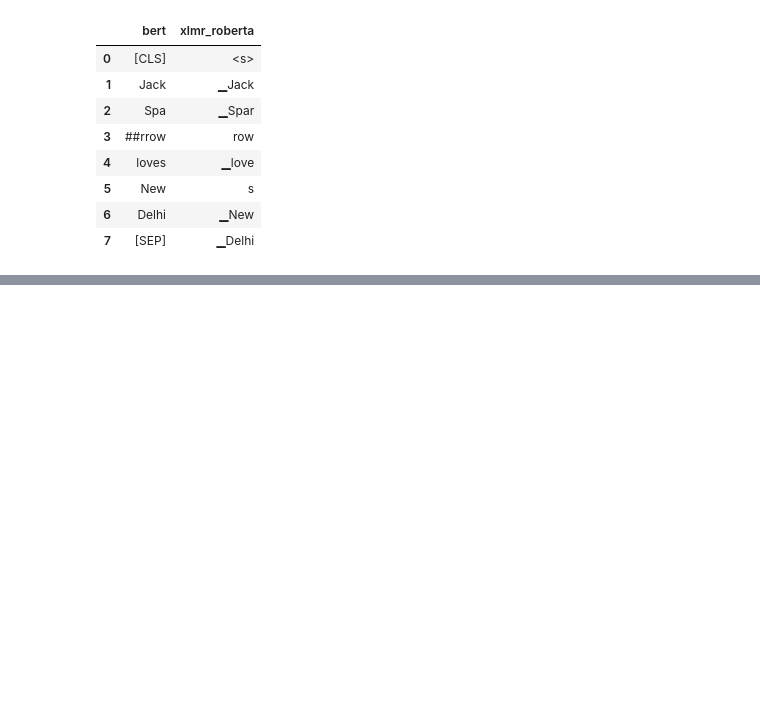
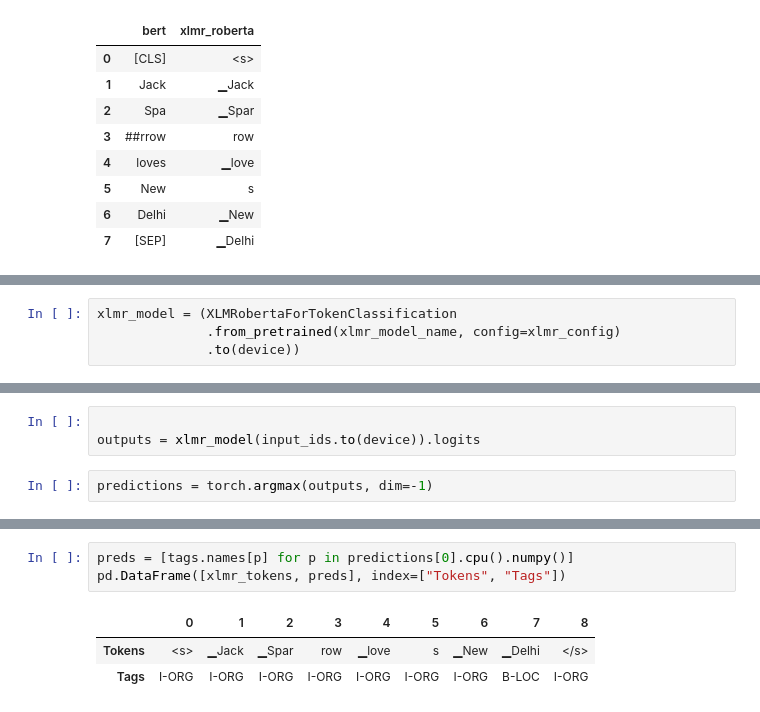
Before and after one commit to Rachinder3/Natural-Language-Processing-with-Transformers, a Jupyter notebook: 4_Multilingual_NER.ipynb, the cells around one changed output, grey strips where cells are left out. Drawn from its saved outputs; the diff is of its cells as text; blank space fills up the shorter version.

```diff
--- a/4_Multilingual_NER.ipynb
+++ b/4_Multilingual_NER.ipynb
@@ -302,0 +447,4 @@ pd.DataFrame(zip(bert_tokens, xlmr_tokens), columns = ['bert','xlmr_roberta'])
+# %%
+xlmr_model = (XLMRobertaForTokenClassification
+              .from_pretrained(xlmr_model_name, config=xlmr_config)
+              .to(device))
@@ -302,0 +490,5 @@ pd.DataFrame(zip(bert_tokens, xlmr_tokens), columns = ['bert','xlmr_roberta'])
+# %%
+
+outputs = xlmr_model(input_ids.to(device)).logits
+# %%
+predictions = torch.argmax(outputs, dim=-1)
@@ -302,0 +511,7 @@ pd.DataFrame(zip(bert_tokens, xlmr_tokens), columns = ['bert','xlmr_roberta'])
+# %%
+preds = [tags.names[p] for p in predictions[0].cpu().numpy()]
+pd.DataFrame([xlmr_tokens, preds], index=["Tokens", "Tags"])
+# %% [output]
+|  | 0 | 1 | 2 | 3 | 4 | 5 | 6 | 7 | 8 |
+| Tokens | <s> | ▁Jack | ▁Spar | row | ▁love | s | ▁New | ▁Delhi | </s> |
+| Tags | I-ORG | I-ORG | I-ORG | I-ORG | I-ORG | I-ORG | I-ORG | B-LOC | I-ORG |
```
Also changed, not shown: parts of 69 cells of this notebook.
